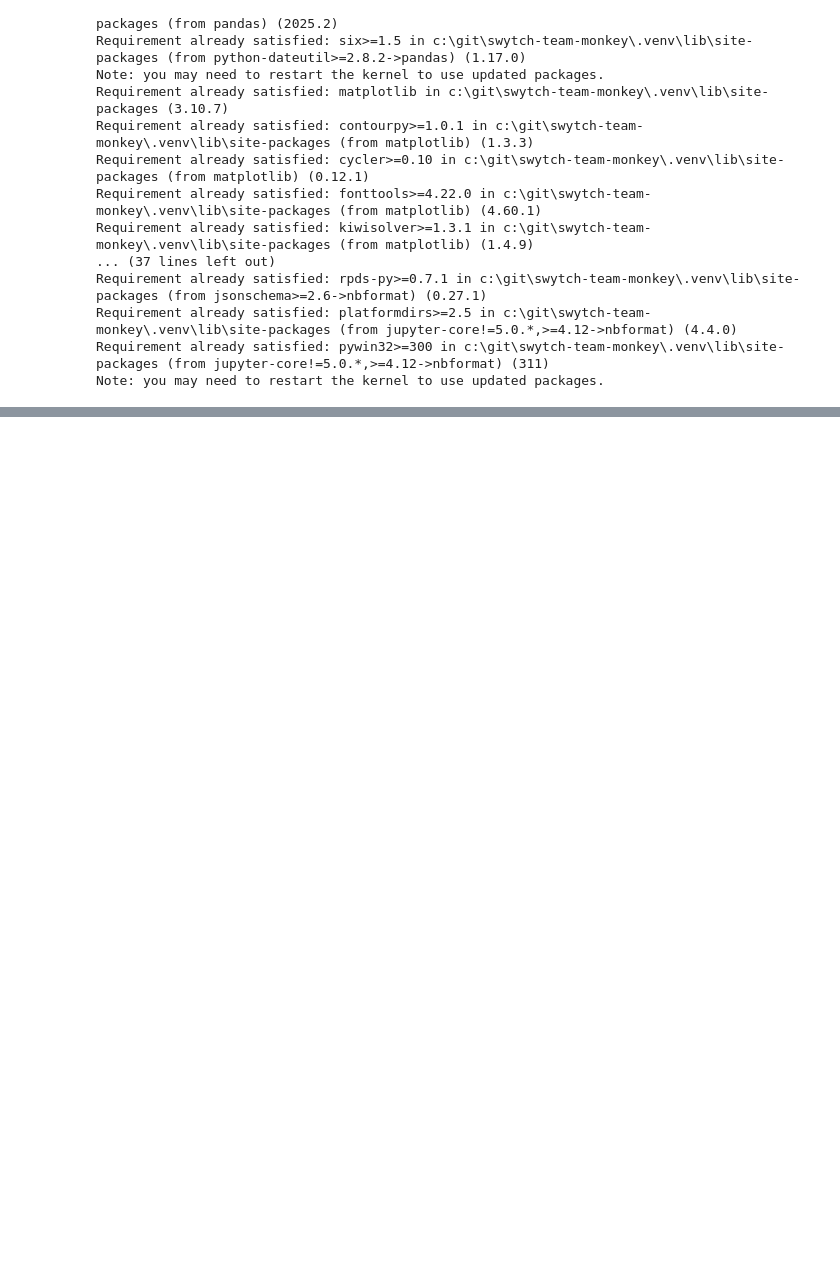
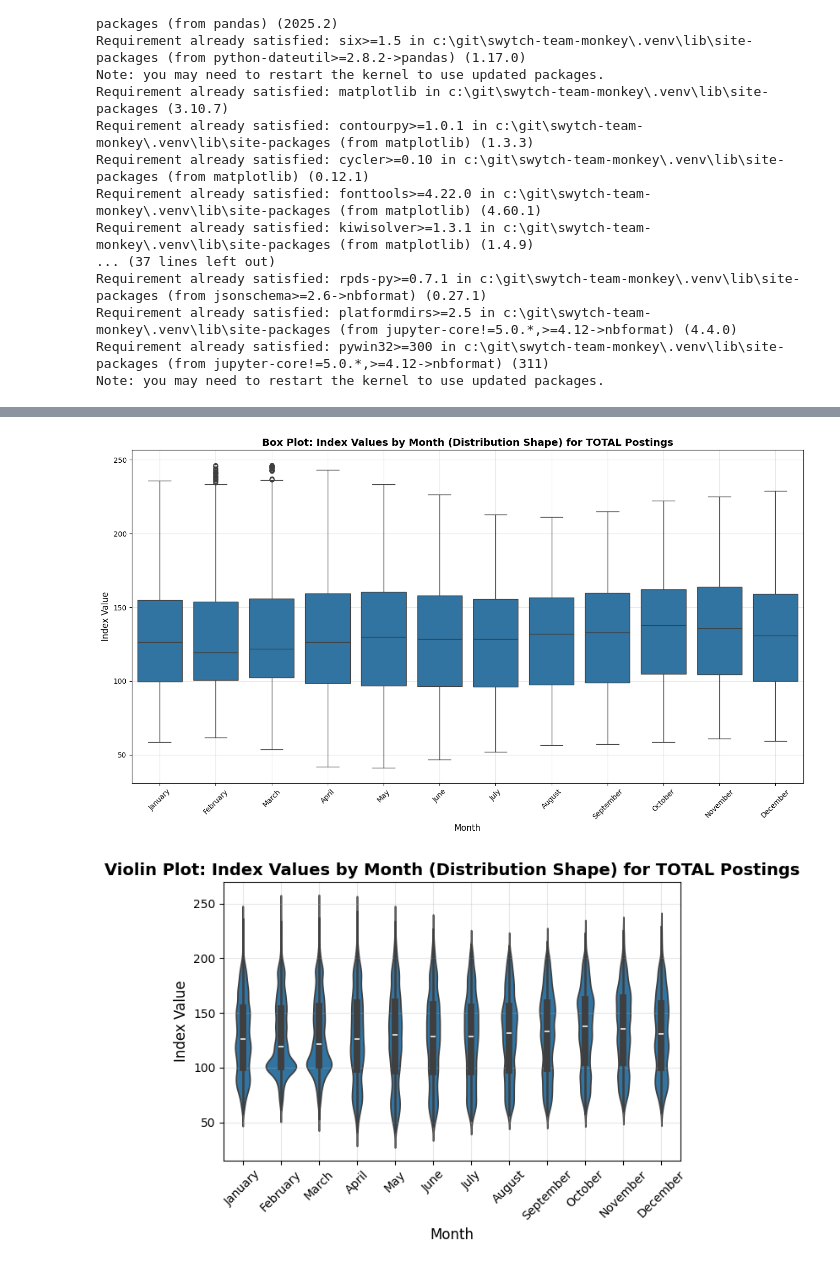
Before and after one commit to Sameer-Sethuram/SwYtch-Team-Monkey, a Jupyter notebook: Data_Exploration_Scripts/INDEED/Sectors/EDA_INDEED_Sectors.ipynb, the cells around one changed output, grey strips where cells are left out. Cells and saved outputs as stored; diff of their text form; code cells hidden in the pictures; blank space fills up the shorter version.

```diff
--- a/Data_Exploration_Scripts/INDEED/Sectors/EDA_INDEED_Sectors.ipynb
+++ b/Data_Exploration_Scripts/INDEED/Sectors/EDA_INDEED_Sectors.ipynb
@@ -290,0 +504,65 @@ plt.show()
+# %%
+# Create box plots by year to see yearly trends
+plt.figure(figsize=(14, 8))
+sns.boxplot(data=df_time_TOTAL, x='month_name', y='value')
+plt.title('Box Plot: Index Values by Month (Distribution Shape) for TOTAL Postings', fontsize=14, fontweight='bold')
+plt.ylabel('Index Value', fontsize=12)
+plt.xlabel('Month', fontsize=12)
+plt.xticks(rotation=45)
+plt.grid(True, alpha=0.3)
+plt.tight_layout()
+plt.show()
+
+sns.violinplot(data=df_time_TOTAL, x='month_name', y='value')
+plt.title('Violin Plot: Index Values by Month (Distribution Shape) for TOTAL Postings', fontsize=14, fontweight='bold')
+plt.ylabel('Index Value', fontsize=12)
+plt.xlabel('Month', fontsize=12)
+plt.xticks(rotation=45)
+plt.grid(True, alpha=0.3)
+plt.tight_layout()
+plt.show()
+#-----------------------------------------------
+plt.figure(figsize=(14, 8))
+sns.boxplot(data=df_time, x='year', y='value')
+plt.title('Box Plot: Index Values by Year', fontsize=14, fontweight='bold')
+plt.ylabel('Index Value', fontsize=12)
+plt.xlabel('Year', fontsize=12)
+plt.xticks(rotation=45)
+plt.grid(True, alpha=0.3)
+plt.tight_layout()
+plt.show()
+
+# Create a violin plot for comparison (shows distribution shape better)
+plt.figure(figsize=(14, 8))
+sns.violinplot(data=df_time, x='month_name', y='value')
+plt.title('Violin Plot: Index Values by Month (Distribution Shape)', fontsize=14, fontweight='bold')
+plt.ylabel('Index Value', fontsize=12)
+plt.xlabel('Month', fontsize=12)
+plt.xticks(rotation=45)
+plt.grid(True, alpha=0.3)
+plt.tight_layout()
+plt.show()
+#-----------------------------------------------
+plt.figure(figsize=(14, 8))
+sns.boxplot(data=df_time_NEW, x='month_name', y='value')
+plt.title('Box Plot: Index Values by Month (Distribution Shape) for NEW Postings', fontsize=14, fontweight='bold')
+plt.ylabel('Index Value', fontsize=12)
+plt.xlabel('Month', fontsize=12)
+plt.xticks(rotation=45)
+plt.grid(True, alpha=0.3)
+plt.tight_layout()
+plt.show()
+
+sns.violinplot(data=df_time_NEW, x='month_name', y='value')
+plt.title('Violin Plot: Index Values by Month (Distribution Shape) for NEW Postings', fontsize=14, fontweight='bold')
+plt.ylabel('Index Value', fontsize=12)
+plt.xlabel('Month', fontsize=12)
+plt.xticks(rotation=45)
+plt.grid(True, alpha=0.3)
+plt.tight_layout()
+plt.show()
+
+#-----------------------------------------------------------
+# %% [output]
+[figure, added]
+[figure, added]
```
Also changed, not shown: parts of 21 cells of this notebook, 2 other files.
